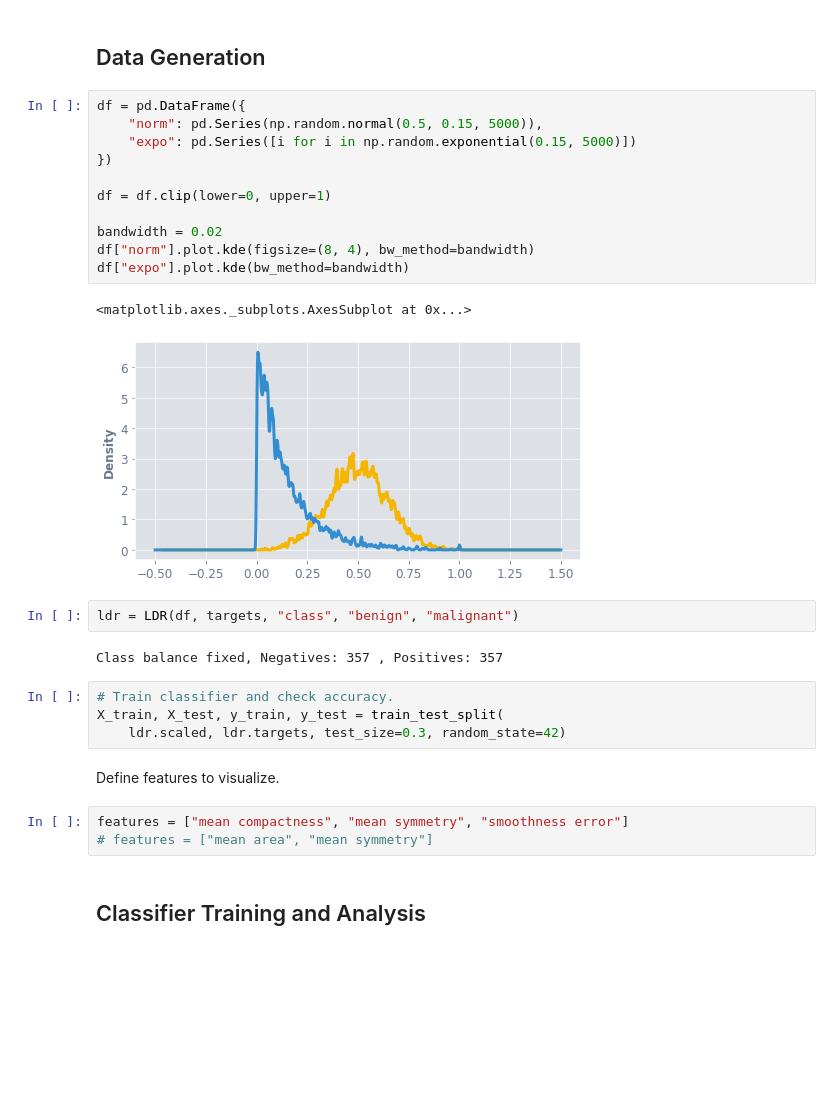
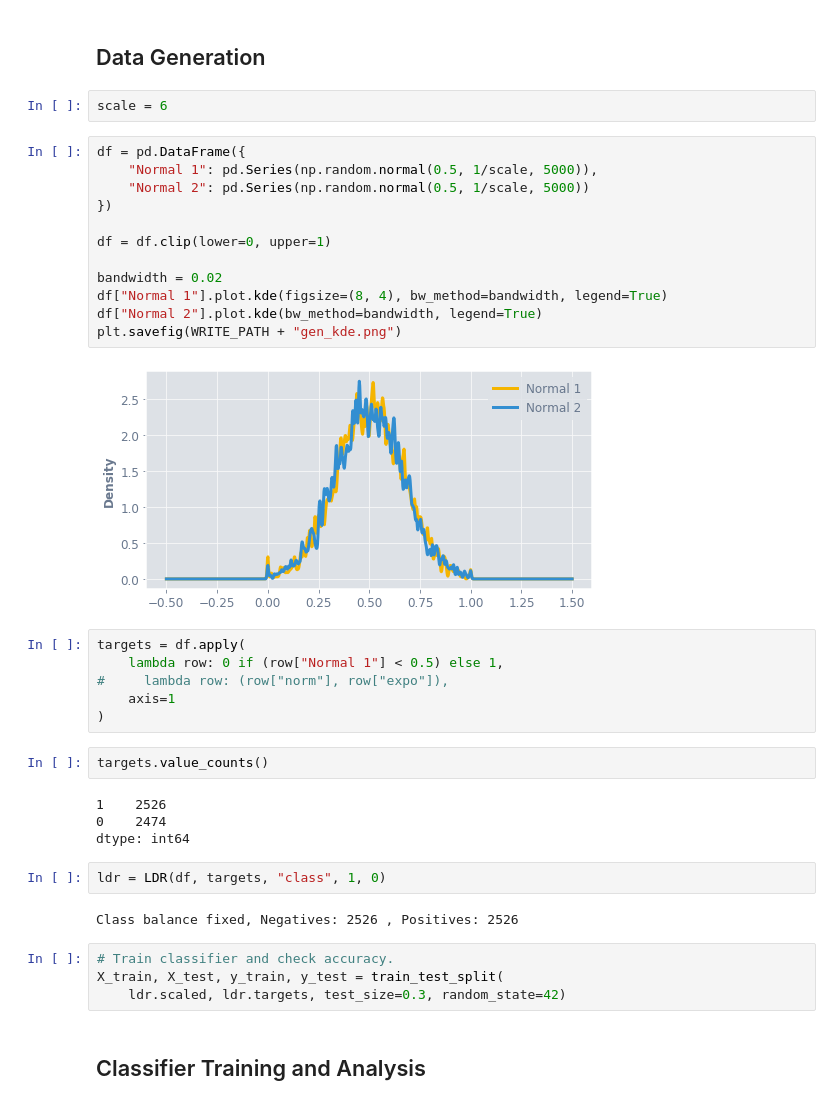
Before and after one commit to Ekrekr/ldr, a Jupyter notebook: distribution_example.ipynb, the cells around one changed output. Drawn from its saved outputs; the diff is of its cells as text; blank space fills up the shorter version.

```diff
--- a/distribution_example.ipynb
+++ b/distribution_example.ipynb
@@ -24,33 +25,42 @@ plt.style.use("illumina.mplstyle")
 WRITE_PATH = "write_up/img/"
 # %% [markdown]
 ## Data Generation
+# %%
+scale = 6
 # %%
 df = pd.DataFrame({
-    "norm": pd.Series(np.random.normal(0.5, 0.15, 5000)),
-    "expo": pd.Series([i for i in np.random.exponential(0.15, 5000)])
+    "Normal 1": pd.Series(np.random.normal(0.5, 1/scale, 5000)),
+    "Normal 2": pd.Series(np.random.normal(0.5, 1/scale, 5000))
 })
 
 df = df.clip(lower=0, upper=1)
 
 bandwidth = 0.02
-df["norm"].plot.kde(figsize=(8, 4), bw_method=bandwidth)
-df["expo"].plot.kde(bw_method=bandwidth)
+df["Normal 1"].plot.kde(figsize=(8, 4), bw_method=bandwidth, legend=True)
+df["Normal 2"].plot.kde(bw_method=bandwidth, legend=True)
+plt.savefig(WRITE_PATH + "gen_kde.png")
 # %% [output]
-<matplotlib.axes._subplots.AxesSubplot at 0x...>
-[figure, old version]
+[figure, new version]
+# %%
+targets = df.apply(
+    lambda row: 0 if (row["Normal 1"] < 0.5) else 1,
+#     lambda row: (row["norm"], row["expo"]),
+    axis=1
+)
+# %%
+targets.value_counts()
+# %% [output]
+1    2526
+0    2474
+dtype: int64
 # %%
-ldr = LDR(df, targets, "class", "benign", "malignant")
+ldr = LDR(df, targets, "class", 1, 0)
 # %% [output]
-Class balance fixed, Negatives: 357 , Positives: 357
+Class balance fixed, Negatives: 2526 , Positives: 2526
 # %%
 # Train classifier and check accuracy.
 X_train, X_test, y_train, y_test = train_test_split(
     ldr.scaled, ldr.targets, test_size=0.3, random_state=42)
-# %% [markdown]
-Define features to visualize.
-# %%
-features = ["mean compactness", "mean symmetry", "smoothness error"]
-# features = ["mean area", "mean symmetry"]
 # %% [markdown]
 ## Classifier Training and Analysis
 # %% [markdown]
```
Also changed, not shown: parts of 24 cells of this notebook, 31 other files.
